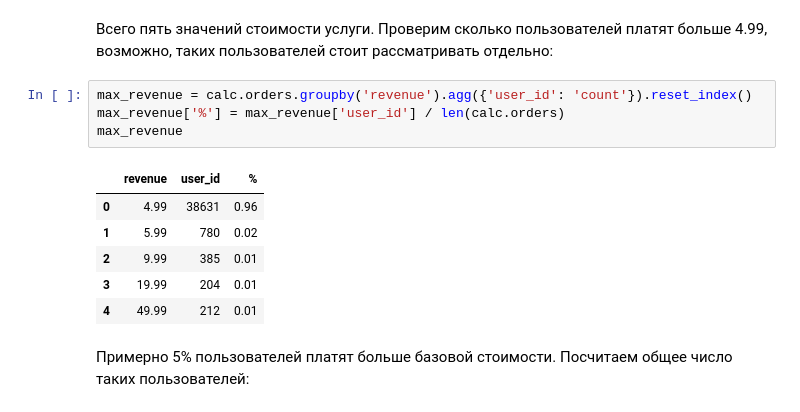
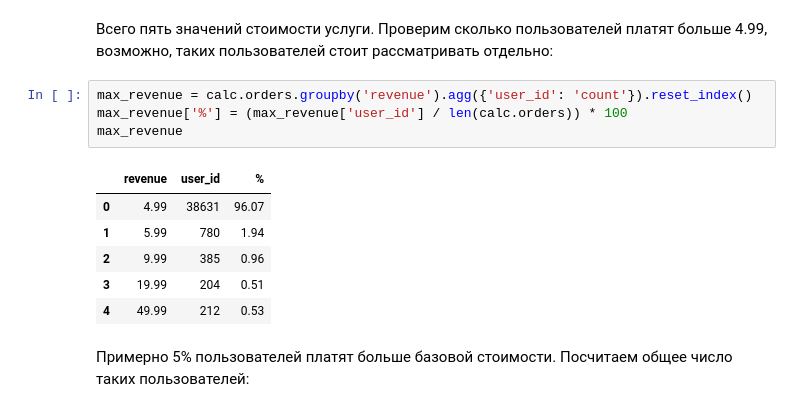
Before and after one commit to ikazman/practicum_da_projects, a Jupyter notebook: marketing_analysis/maketing_analysis.ipynb, the cells around one changed output. Saved outputs shown, nothing was run; the diff lists cells and outputs as text.

```diff
--- a/marketing_analysis/maketing_analysis.ipynb
+++ b/marketing_analysis/maketing_analysis.ipynb
@@ -241,15 +284,15 @@ sorted(calc.orders.revenue.unique())
 Всего пять значений стоимости услуги. Проверим сколько пользователей платят больше 4.99, возможно, таких пользователей стоит рассматривать отдельно:
 # %%
 max_revenue = calc.orders.groupby('revenue').agg({'user_id': 'count'}).reset_index()
-max_revenue['%'] = max_revenue['user_id'] / len(calc.orders)
+max_revenue['%'] = (max_revenue['user_id'] / len(calc.orders)) * 100
 max_revenue
 # %% [output]
 |  | revenue | user_id | % |
-| 0 | 4.99 | 38631 | 0.96 |
-| 1 | 5.99 | 780 | 0.02 |
-| 2 | 9.99 | 385 | 0.01 |
-| 3 | 19.99 | 204 | 0.01 |
-| 4 | 49.99 | 212 | 0.01 |
+| 0 | 4.99 | 38631 | 96.07 |
+| 1 | 5.99 | 780 | 1.94 |
+| 2 | 9.99 | 385 | 0.96 |
+| 3 | 19.99 | 204 | 0.51 |
+| 4 | 49.99 | 212 | 0.53 |
 # %% [markdown]
 Примерно 5% пользователей платят больше базовой стоимости. Посчитаем общее число таких пользователей:
 # %%
```
Also changed, not shown: parts of 23 cells of this notebook.
